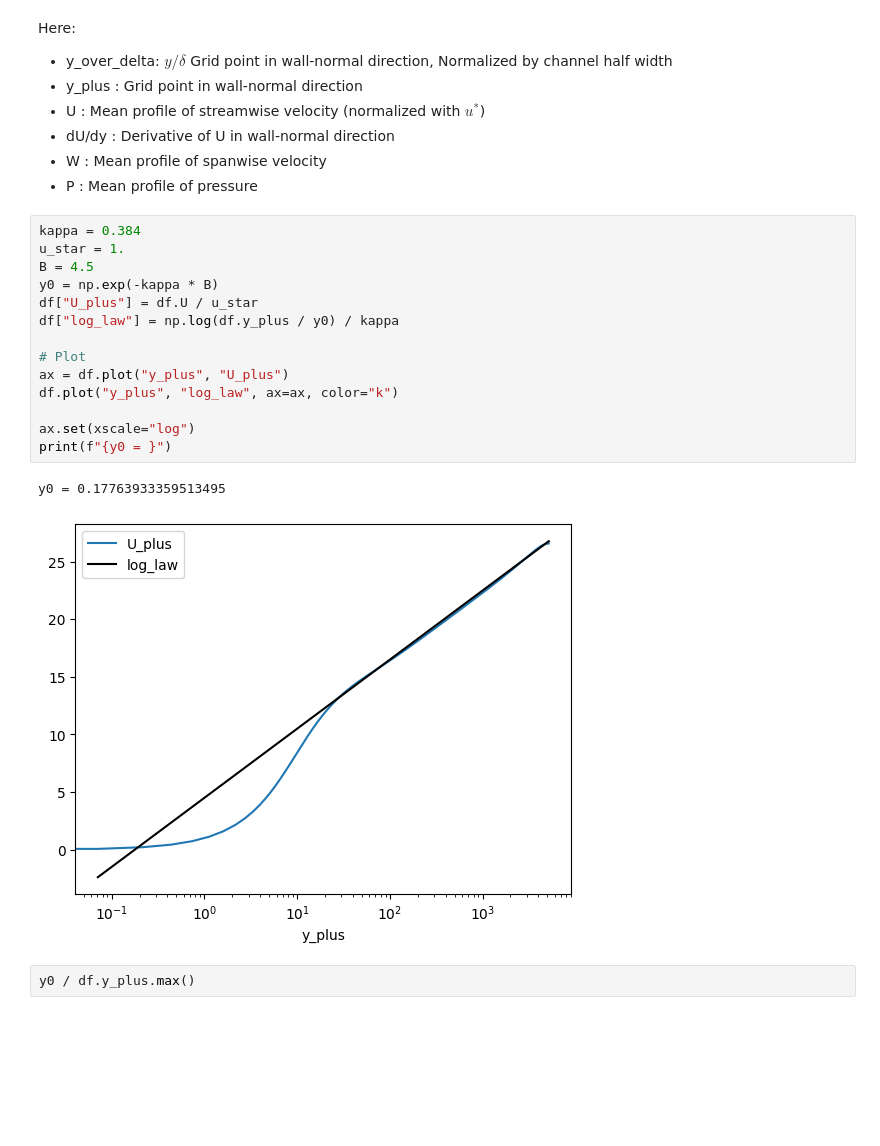
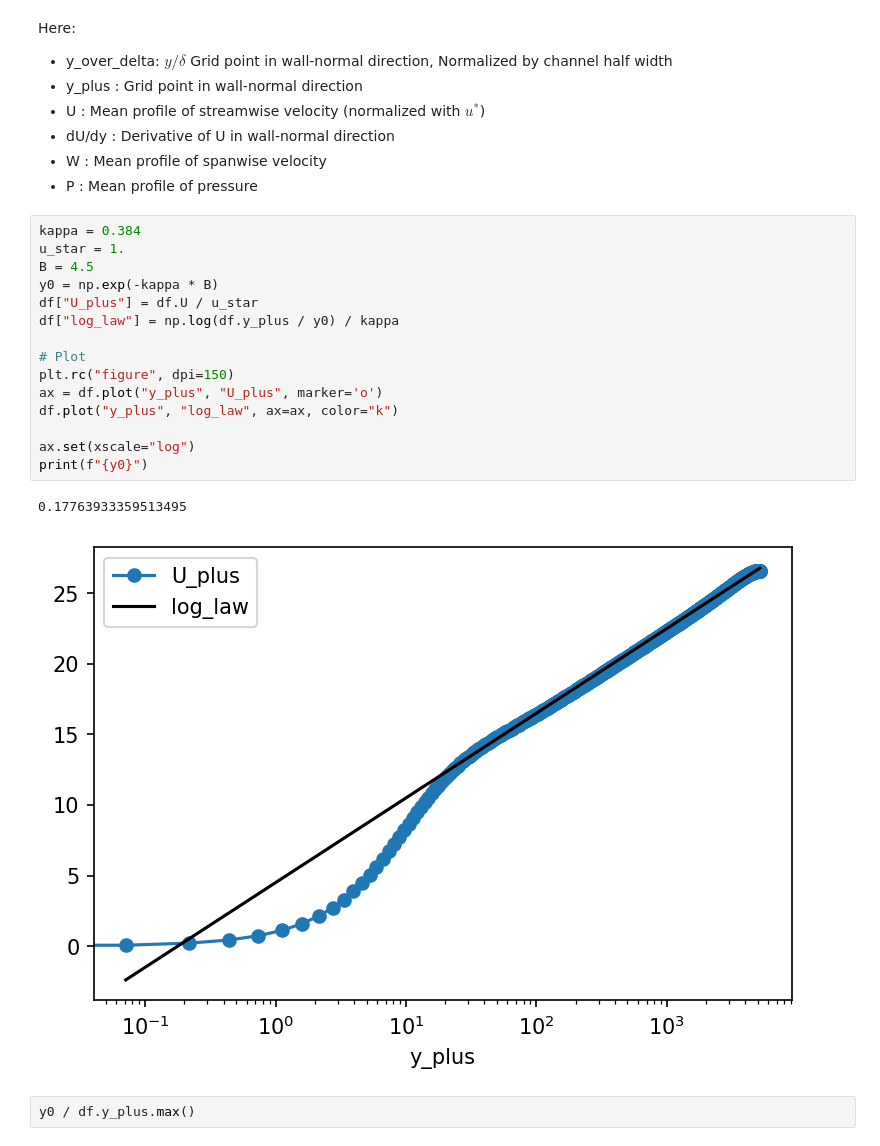
Before and after one commit to exabl/snek5000-abl, a Jupyter notebook: docs/validation/Case_Lee_Moser_2015.ipynb, the cells around one changed output. Cells and saved outputs as stored; diff of their text form; blank space fills up the shorter version.

```diff
--- a/docs/validation/Case_Lee_Moser_2015.ipynb
+++ b/docs/validation/Case_Lee_Moser_2015.ipynb
@@ -29,20 +32,21 @@ Here:
 # %%
 kappa = 0.384
 u_star = 1.
 B = 4.5
 y0 = np.exp(-kappa * B)
 df["U_plus"] = df.U / u_star
 df["log_law"] = np.log(df.y_plus / y0) / kappa
 
 # Plot
-ax = df.plot("y_plus", "U_plus")
+plt.rc("figure", dpi=150)
+ax = df.plot("y_plus", "U_plus", marker='o')
 df.plot("y_plus", "log_law", ax=ax, color="k")
 
 ax.set(xscale="log")
-print(f"{y0 = }")
+print(f"{y0}")
 # %% [output]
-y0 = 0.17763933359513495
+0.17763933359513495
-[figure, old version]
+[figure, new version]
 # %%
 y0 / df.y_plus.max()
 # %% [output]
```
Also changed, not shown: parts of 14 cells of this notebook, 2 other files.
